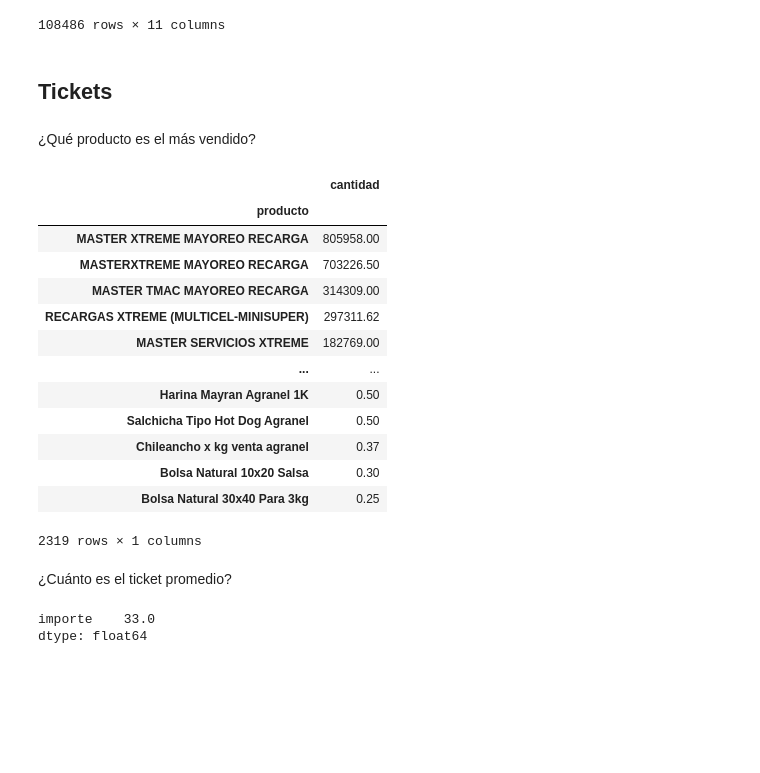
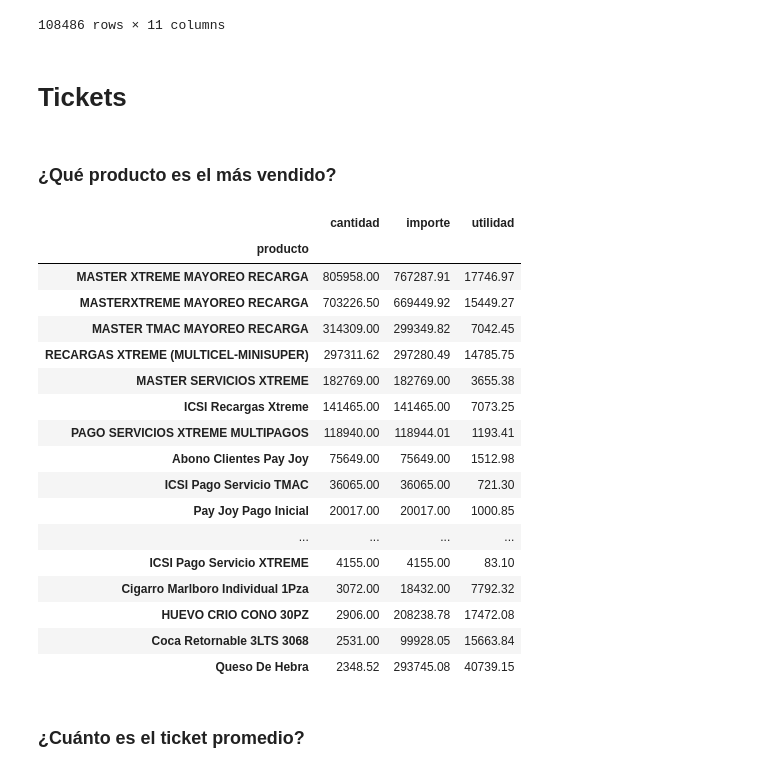
Before and after one commit to abrahambarrer/data_science-roadmap, a Jupyter notebook: tienda/icsi.ipynb, the cells around one changed output. Saved outputs shown, nothing was run; the diff lists cells and outputs as text; code cells hidden in the pictures; blank space fills up the shorter version.

```diff
--- a/tienda/icsi.ipynb
+++ b/tienda/icsi.ipynb
@@ -20,32 +20,35 @@ df
 | 108485 | 72847 | Caja 1 | SUSANA | 203 | 2025-07-23 | Wednesday | 1.00 | Vick Vaporub 12g | 29.0 | 22.71 | ... |
 108486 rows × 11 columns
 # %% [markdown]
-## Tickets
+# Tickets
 # %% [markdown]
-¿Qué producto es el más vendido?
+### ¿Qué producto es el más vendido?
 # %%
-cantidad_productos = df.groupby('producto')[['cantidad']].sum()
-cantidad_productos.sort_values('cantidad', ascending=False)
+cantidad_productos = df.groupby('producto')[['cantidad', 'importe', 'utilidad']].sum()
+cantidad_productos.sort_values(['cantidad', 'importe'], ascending=False).head(20)
 # %% [output]
-|  | cantidad |
-| producto |  |
-| MASTER XTREME MAYOREO RECARGA | 805958.00 |
-| MASTERXTREME MAYOREO RECARGA | 703226.50 |
-| MASTER TMAC MAYOREO RECARGA | 314309.00 |
-| RECARGAS XTREME (MULTICEL-MINISUPER) | 297311.62 |
-| MASTER SERVICIOS XTREME | 182769.00 |
-| ... | ... |
-| Harina Mayran Agranel 1K | 0.50 |
-| Salchicha Tipo Hot Dog Agranel | 0.50 |
-| Chileancho x kg venta agranel | 0.37 |
-| Bolsa Natural 10x20 Salsa | 0.30 |
-| Bolsa Natural 30x40 Para 3kg | 0.25 |
+|  | cantidad | importe | utilidad |
+| producto |  |  |  |
+| MASTER XTREME MAYOREO RECARGA | 805958.00 | 767287.91 | 17746.97 |
+| MASTERXTREME MAYOREO RECARGA | 703226.50 | 669449.92 | 15449.27 |
+| MASTER TMAC MAYOREO RECARGA | 314309.00 | 299349.82 | 7042.45 |
+| RECARGAS XTREME (MULTICEL-MINISUPER) | 297311.62 | 297280.49 | 14785.75 |
+| MASTER SERVICIOS XTREME | 182769.00 | 182769.00 | 3655.38 |
+| ICSI Recargas Xtreme | 141465.00 | 141465.00 | 7073.25 |
+| PAGO SERVICIOS XTREME MULTIPAGOS | 118940.00 | 118944.01 | 1193.41 |
+| Abono Clientes Pay Joy | 75649.00 | 75649.00 | 1512.98 |
+| ICSI Pago Servicio TMAC | 36065.00 | 36065.00 | 721.30 |
+| Pay Joy Pago Inicial | 20017.00 | 20017.00 | 1000.85 |
+| ... | ... | ... | ... |
+| ICSI Pago Servicio XTREME | 4155.00 | 4155.00 | 83.10 |
+| Cigarro Marlboro Individual 1Pza | 3072.00 | 18432.00 | 7792.32 |
+| HUEVO CRIO CONO 30PZ | 2906.00 | 208238.78 | 17472.08 |
+| Coca Retornable 3LTS 3068 | 2531.00 | 99928.05 | 15663.84 |
+| Queso De Hebra | 2348.52 | 293745.08 | 40739.15 |
-2319 rows × 1 columns
 # %% [markdown]
-¿Cuánto es el ticket promedio?
+### ¿Cuánto es el ticket promedio?
 # %%
-tickets = df.groupby('folio')[['importe']].sum()
-tickets.median()
+# Agrupar por folio
+tickets = df.groupby('folio')[['importe', 'valor', 'utilidad']].sum()
+# Eliminar algunos outliers
+tickets = tickets[tickets['importe'] >= 1]
-# %% [output]
-importe    33.0
-dtype: float64
```
Also changed, not shown: parts of 17 cells of this notebook.
